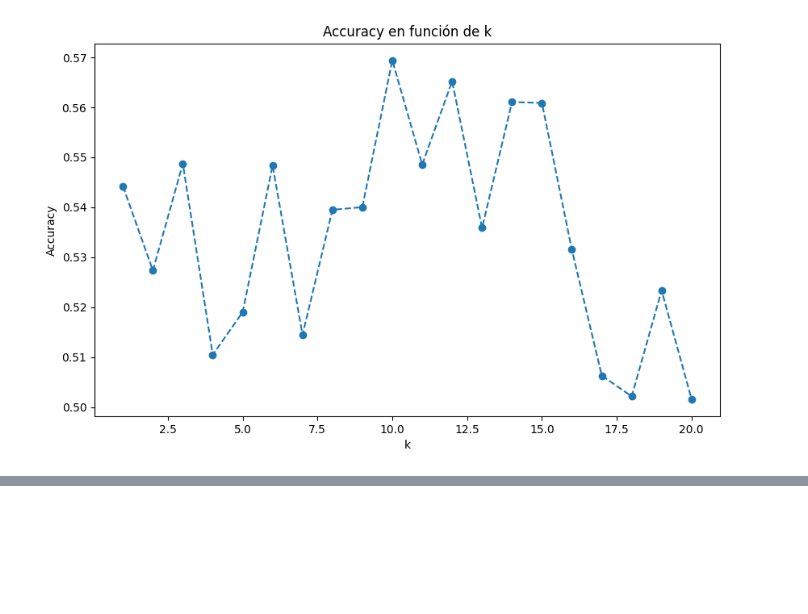
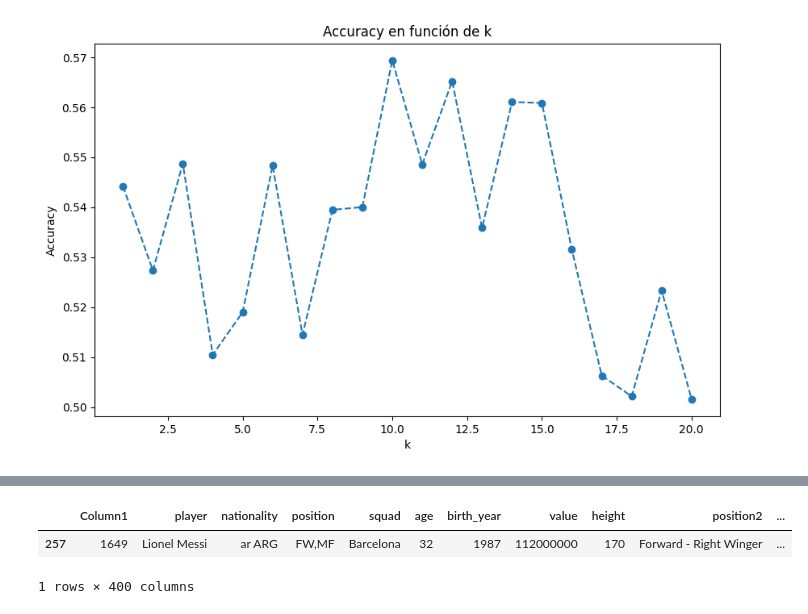
Before and after one commit to Gabrielnm7/LDD-Futbol-Analytics, a Jupyter notebook: Analysis.ipynb, the cells around one changed output, grey strips where cells are left out. Saved outputs shown, nothing was run; the diff lists cells and outputs as text; code cells hidden in the pictures; blank space fills up the shorter version.

```diff
--- a/Analysis.ipynb
+++ b/Analysis.ipynb
@@ -798,0 +830,2 @@ El accuracy de k es: 0.5693840579710145
+# %%
+data.drop(columns=columns, inplace=True)
@@ -798,0 +839,6 @@ El accuracy de k es: 0.5693840579710145
+# %%
+#Borramos las filas con datos Nan
+data.dropna(inplace=True)
+# %%
+#Reseteamos los indices
+data.reset_index(drop=True, inplace=True)
@@ -798,0 +872,6 @@ El accuracy de k es: 0.5693840579710145
+# %%
+data.loc[data['player']== 'Lionel Messi']
+# %% [output]
+|  | Column1 | player | nationality | position | squad | age | birth_year | value | height | position2 | ... |
+| 257 | 1649 | Lionel Messi | ar ARG | FW,MF | Barcelona | 32 | 1987 | 112000000 | 170 | Forward - Right Winger | ... |
+1 rows × 400 columns
```
Also changed, not shown: parts of 12 cells of this notebook.
